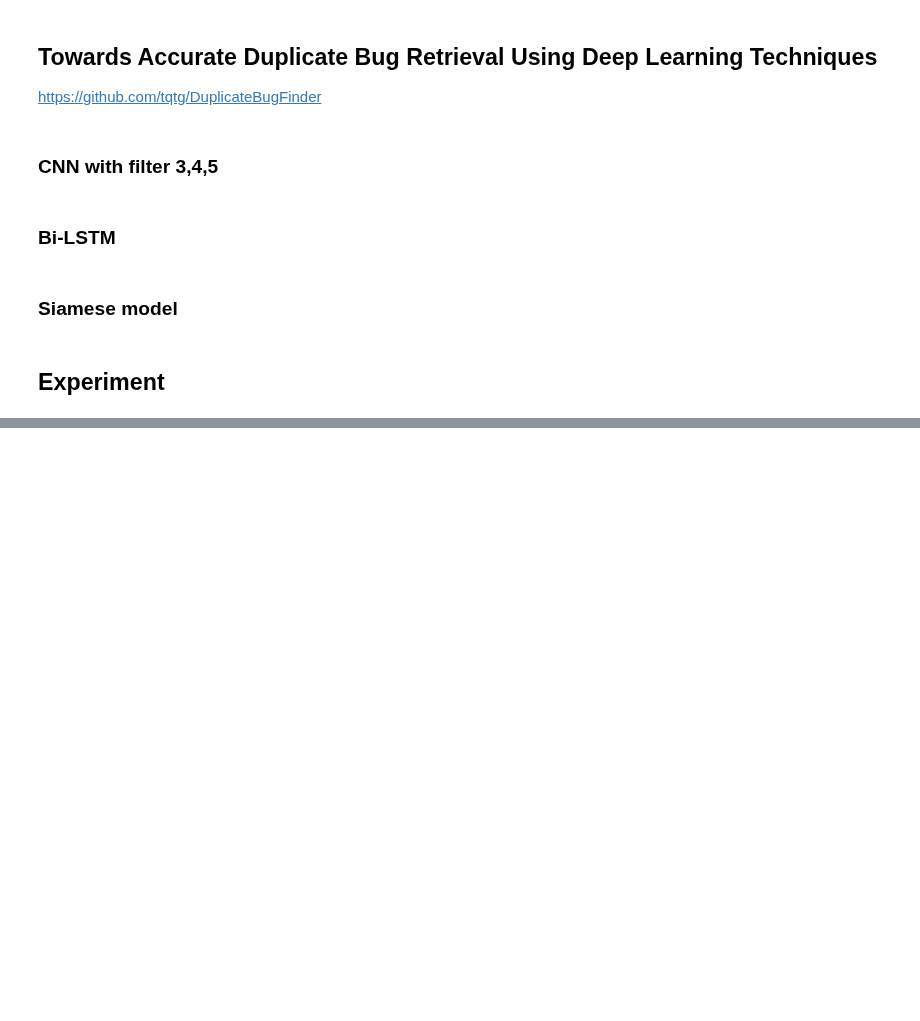
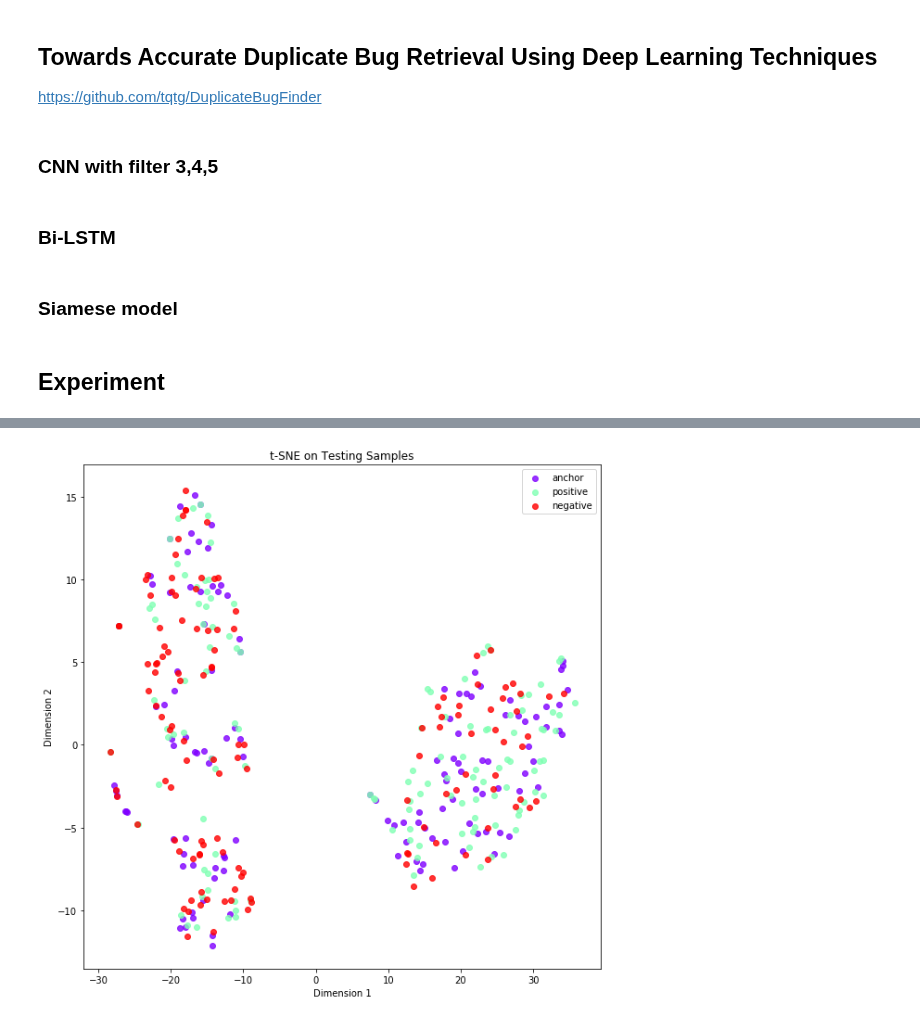
Before and after one commit to thiagomarquesrocha/siameseQAT, a Jupyter notebook: baseline.ipynb, the cells around one changed output, grey strips where cells are left out. Saved outputs shown, nothing was run; the diff lists cells and outputs as text; code cells hidden in the pictures; blank space fills up the shorter version.

Commit message:
feat: Experiment with margin max loss working, plotting the distance and custom loss

```diff
--- a/baseline.ipynb
+++ b/baseline.ipynb
@@ -175,9 +208,9 @@ def lstm_model(embeddings, num_words, embedding_dim, max_sequence_length, traina
    # Creating LSTM Encoder
   lstm_layer = Bidirectional(LSTM(number_lstm_units, dropout=rate_drop_lstm, recurrent_dropout=rate_drop_lstm), merge_mode='sum')
 
-  x = lstm_layer(embedded_sequences)
+  layer = lstm_layer(embedded_sequences)
 
-  layer = Activation('relu')(x)
+  #layer = Activation('relu')(x)
 
   lstm_feature_model = Model(inputs=[sequence_input], outputs=[layer], name = 'FeatureLstmGenerationModel') # inputs=visible
 
@@ -281,2 +305,13 @@ def siamese_model(lstm_feature_model, cnn_feature_model, max_sequence_length_t,
 
   return similarity_model
+# %%
+input_sample, input_pos, input_neg, sim = baseline.batch_iterator(bug_dir, 1, 1)
+# %%
+def siam_gen_clf(data, batch_size, n_neg):
+        while True:
+            input_sample, input_pos, input_neg, sim = baseline.batch_iterator(data, batch_size, n_neg)
+            sim = np.full((1, batch_size), 0)
+            #pos = np.full((1, total), 1)
+            #neg = np.full((1, total), 0)
+            yield ({ 'title_in' : input_sample['title'], 'title_pos': input_pos['title'], 'title_neg' : input_neg['title'],
+            'desc_in' : input_sample['description'], 'desc_pos' : input_pos['description'], 'desc_neg' : input_neg['description'] }, sim)
@@ -287,6 +392,8 @@ def siamese_model(lstm_feature_model, cnn_feature_model, max_sequence_length_t,
 import keras
 
 # Inspired on https://pastebin.com/TaGFdcBA
+
+# TODO: https://stackoverflow.com/questions/49941903/keras-compute-cosine-distance-between-two-flattened-outputs
 
 keras.backend.clear_session()
 
@@ -308,11 +415,12 @@ similarity_model = siamese_model(lstm_feature_model, cnn_feature_model, MAX_SEQU
 # lstm_feature_model.summary()
 similarity_model.summary()
 
-#tbCallBack = keras.callbacks.TensorBoard(log_dir='logs/training', histogram_freq=0, write_graph=True, write_images=True)
+tbCallBack = keras.callbacks.TensorBoard(log_dir='logs/training', histogram_freq=0, write_graph=True, write_images=True)
 
-h = similarity_model.fit_generator(train_gen,
+h = similarity_model.fit_generator(siam_gen_clf(bug_dir, 1, 1),
                                steps_per_epoch = 16,
                                #validation_data=test_gen, #
                                              epochs = 100,
-                                             verbose = True
-                                              )  # callbacks=[tbCallBack]
+                                             verbose = True,
+                                               callbacks=[tbCallBack]
+                                              )  #
@@ -327,0 +456,6 @@ plt.show()
+# %%
+%%time
+
+baseline.display_embed_space(similarity_model, 128)
+# %% [output]
+[figure, added]
```
Also changed, not shown: parts of 21 cells of this notebook, 1 other file.
